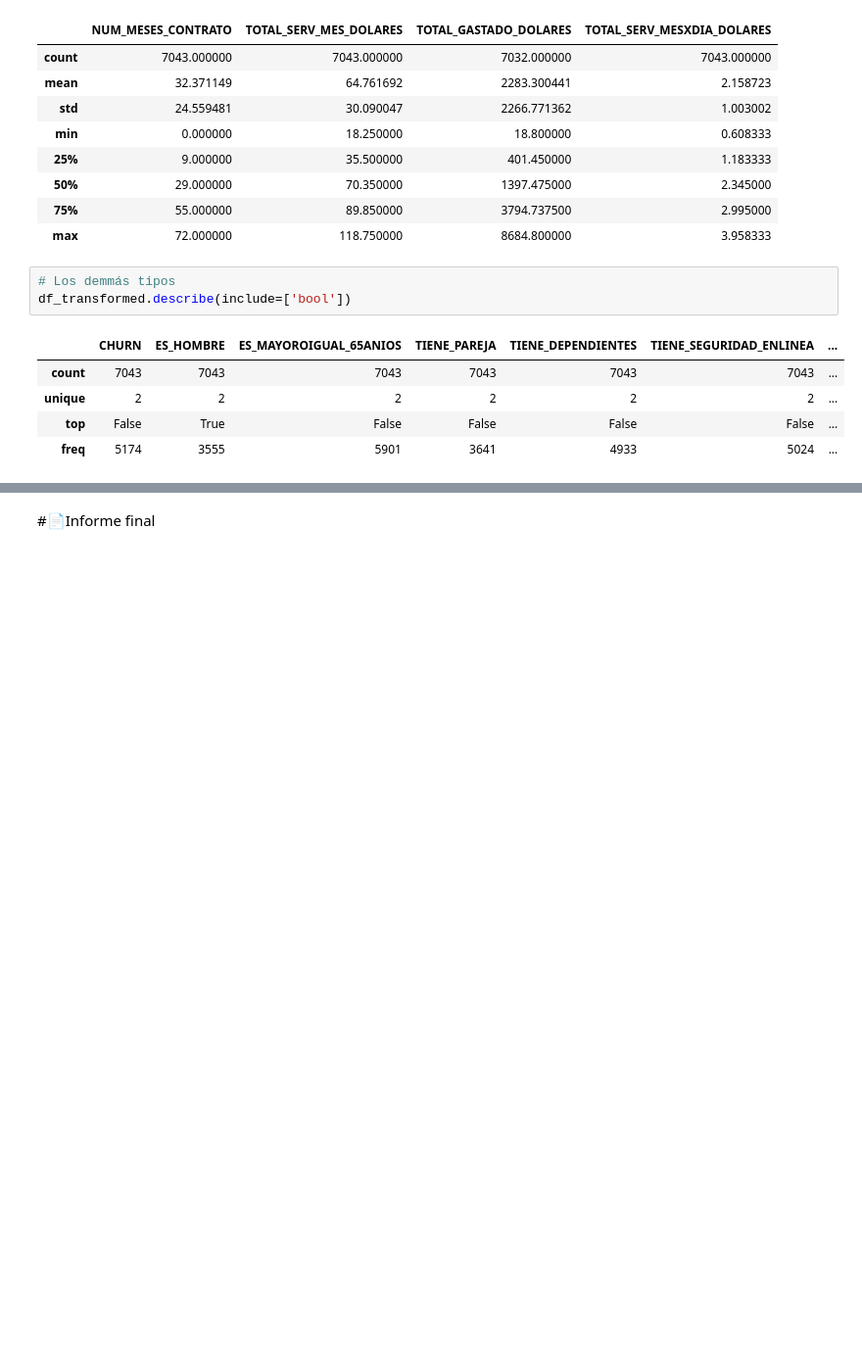
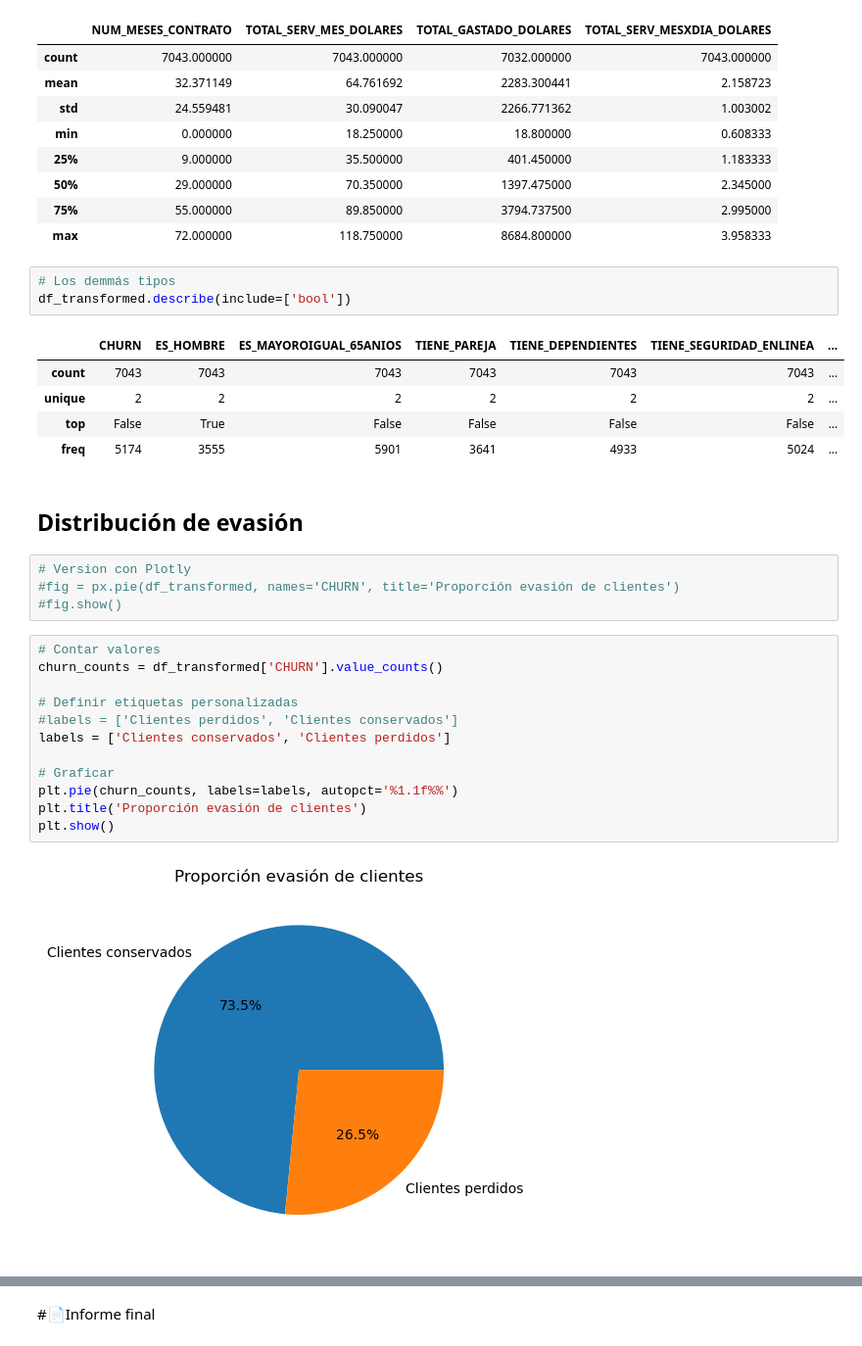
Before and after one commit to Nelly5469/challenge2-data-science-LATAM, a Jupyter notebook: TelecomX_LATAM.ipynb, the cells around one changed output, grey strips where cells are left out. Shown at 98% size. Drawn from its saved outputs; the diff is of its cells as text; blank space fills up the shorter version.

```diff
--- a/TelecomX_LATAM.ipynb
+++ b/TelecomX_LATAM.ipynb
@@ -733,3 +753,23 @@ df_transformed.describe(include=['bool'])
 | unique | 2 | 2 | 2 | 2 | 2 | 2 | ... |
 | top | False | True | False | False | False | False | ... |
 | freq | 5174 | 3555 | 5901 | 3641 | 4933 | 5024 | ... |
+# %% [markdown]
+## Distribución de evasión
+# %%
+# Version con Plotly
+#fig = px.pie(df_transformed, names='CHURN', title='Proporción evasión de clientes')
+#fig.show()
+# %%
+# Contar valores
+churn_counts = df_transformed['CHURN'].value_counts()
+
+# Definir etiquetas personalizadas
+#labels = ['Clientes perdidos', 'Clientes conservados']
+labels = ['Clientes conservados', 'Clientes perdidos']
+
+# Graficar
+plt.pie(churn_counts, labels=labels, autopct='%1.1f%%')
+plt.title('Proporción evasión de clientes')
+plt.show()
+# %% [output]
+[figure, added]
```
Also changed, not shown: parts of 9 cells of this notebook.
